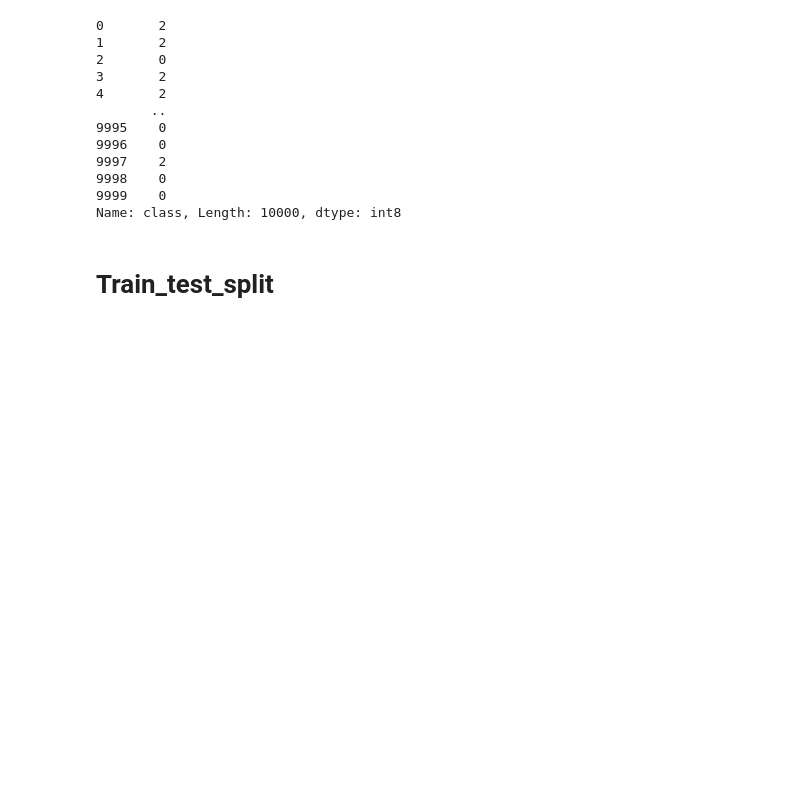
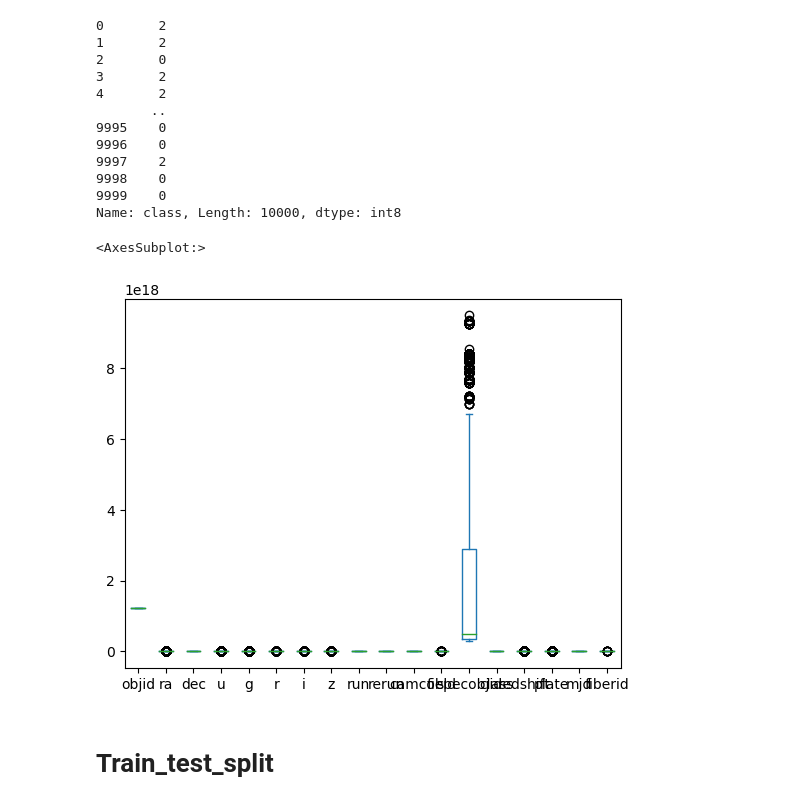
Before and after one commit to sigzugern/Lab-5, a Jupyter notebook: src/lab-5.ipynb, the cells around one changed output. Cells and saved outputs as stored; diff of their text form; code cells hidden in the pictures; blank space fills up the shorter version.

```diff
--- a/src/lab-5.ipynb
+++ b/src/lab-5.ipynb
@@ -11,8 +12,8 @@ import optuna as opt
 # Importing the data
 # %%
 # Import the data in ./../data/
-db = pd.read_csv("./../Data/space.csv")
-db.head(3)
+df = pd.read_csv("./../Data/space.csv")
+df.head(3)
 # %% [output]
 |  | objid | ra | dec | u | g | r | i | z | run | rerun | camcol | ... |
 | 0 | 1.237650e+18 | 183.531326 | 0.089693 | 19.47406 | 17.04240 | 15.94699 | 15.50342 | 15.22531 | 752 | 301 | 4 | ... |
@@ -23,8 +24,8 @@ db.head(3)
 # %%
 # Use pandas cat.codes to convert the categorical data to numerical data, this is because xgboost only accepts numerical data as
 # the input in classification problems.
-db["class"] = pd.Categorical(db["class"]).codes
-db["class"]
+df["class"] = pd.Categorical(df["class"]).codes
+df["class"]
 # %% [output]
 0       2
 1       2
@@ -38,5 +39,10 @@ db["class"]
 9998    0
 9999    0
 Name: class, Length: 10000, dtype: int8
+# %%
+df.plot.box()
+# %% [output]
+<AxesSubplot:>
+[figure, added]
 # %%
 # Define X and y
```
Also changed, not shown: parts of 13 cells of this notebook.
